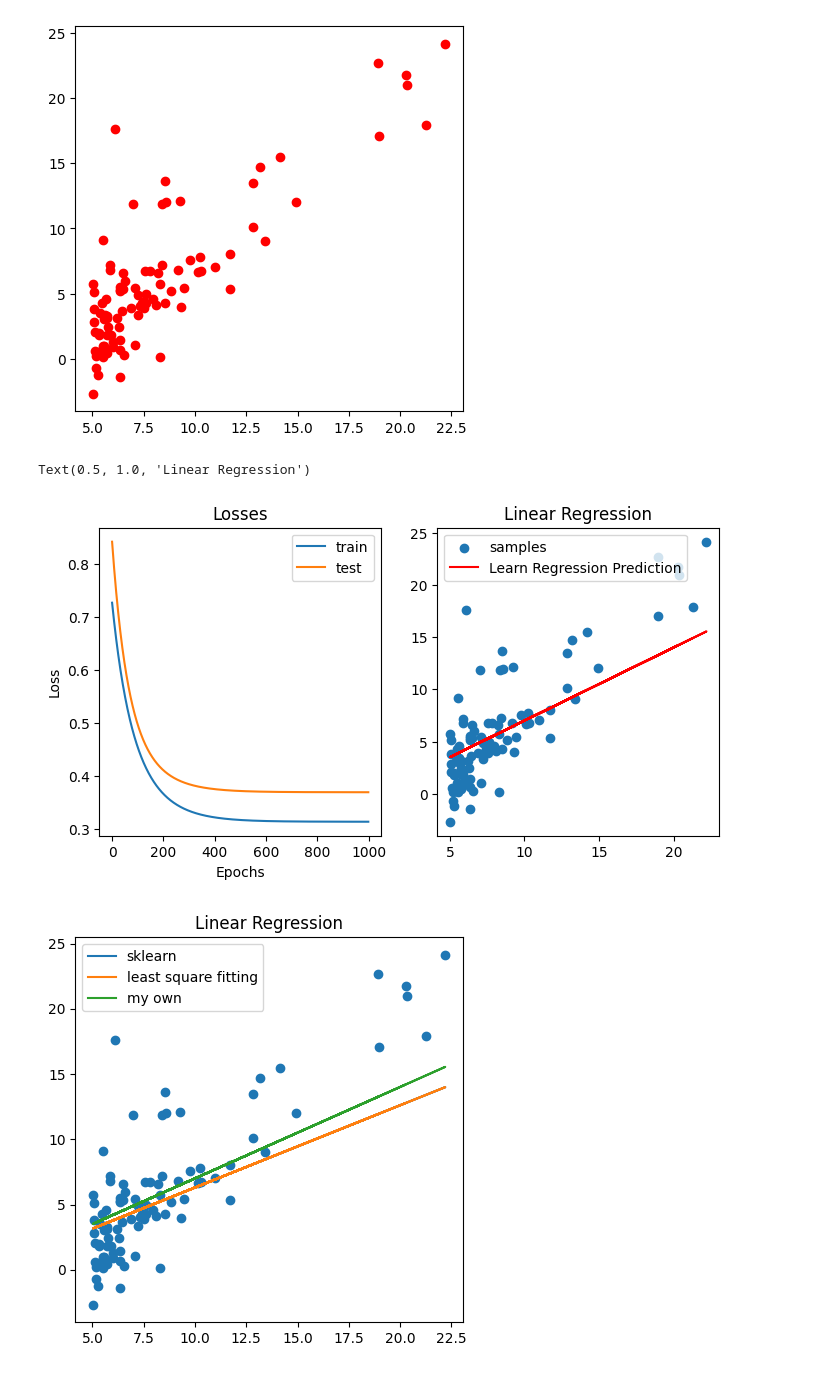
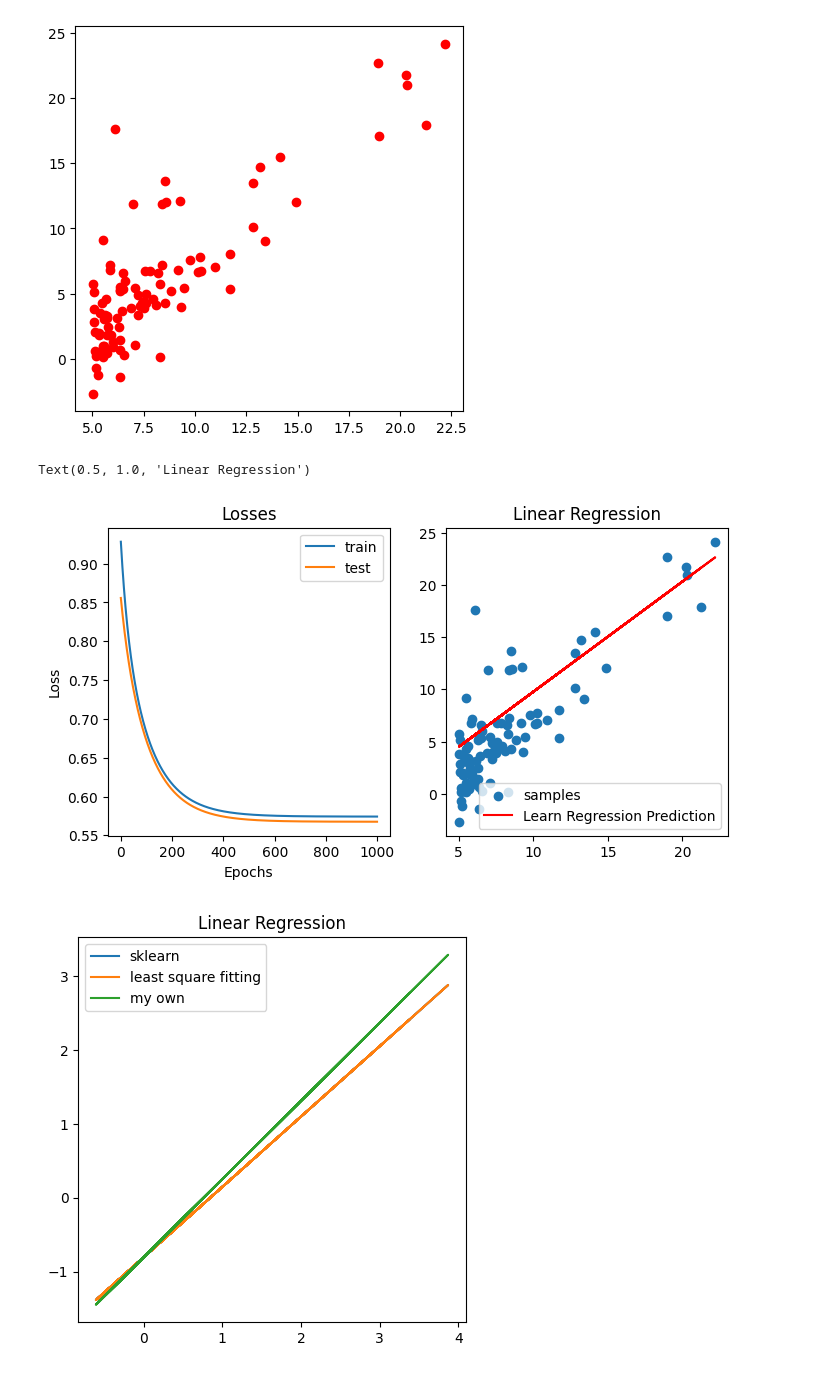
Before and after one commit to roseee-e/ML-homework, a Jupyter notebook: 第三次作业/张丁文_2200170271.ipynb, the cells around one changed output. Drawn from its saved outputs; the diff is of its cells as text; code cells hidden in the pictures.

```diff
--- a/第三次作业/张丁文_2200170271.ipynb
+++ b/第三次作业/张丁文_2200170271.ipynb
@@ -121,9 +121,8 @@ import matplotlib.pyplot as plt
 
 
 class LinearRegression:
-    def __init__(self, lr=0.01, iters=1000):
+    def __init__(self, lr=0.01):
         self.lr = lr
-        self.iters = iters
         self.w = None
         self.b = None
 
@@ -149,16 +148,19 @@ class LinearRegression:
         self.b -= self.lr * db
 
 
-def fit(model: LinearRegression, X_train, X_test, train_losses, Y_train, Y_test, test_losses, alpha=0.1):
+def fit(model: LinearRegression, X_train, X_test, train_losses, Y_train, Y_test, test_losses,iters, alpha=0.1):
     n_samples, n_features = X_train.shape
     model.init(n_features)
-    for _ in range(model.iters):
+    for _ in range(iters):
         y_hat = model.forward(X_train)
         train_loss = model.loss(Y_train, y_hat)
         train_losses.append(train_loss)
         test_loss=model.loss(Y_test, model.forward(X_test))
         test_losses.append(test_loss)
         model.update(X_train, Y_train, y_hat, n_samples, alpha)
+        if test_loss<0.2:
+            np.save('w.npy',model.w)
+            np.save('b.npy',model.b)
 
 X=None
 Y=None
@@ -167,17 +169,19 @@ if not isinstance(Feature, np.ndarray) and not isinstance(Y, np.ndarray):
     Y = label.values.reshape(-1, 1)
 
 
-my_regression = LinearRegression(lr=0.01, iters=1000)
-X_train, X_test, Y_train, Y_test = train_test_split(X, Y, test_size=0.9)
+my_regression = LinearRegression()
+X_train, X_test, Y_train, Y_test = train_test_split(X, Y, test_size=0.8)
 train_losses=[]
 test_losses = []
 # normalize data
-X_train=(X_train-X_train.mean())/X_train.std()
-X_test=(X_test-X_train.mean())/X_train.std()
-Y_train=(Y_train-Y_train.mean())/Y_train.std()
-Y_test=(Y_test-Y_train.mean())/Y_train.std()
+X_train_mean = X_train.mean()
+X_train_std = X_train.std()
+X_train=(X_train-X_train_mean)/X_train_std
+X_test=(X_test-X_train_mean)/X_train_std
+Y_train=(Y_train-X_train_mean)/X_train_std
+Y_test=(Y_test-X_train_mean)/X_train_std
 
-fit(my_regression,X_train, X_test,train_losses, Y_train, Y_test, test_losses)
+fit(my_regression,X_train, X_test,train_losses, Y_train, Y_test, test_losses,1000)
 
 fig, axis = plt.subplots(1, 2, figsize=(8, 4))
 axis[0].plot(train_losses)
@@ -186,38 +190,33 @@ axis[0].set_title('Losses')
 axis[0].legend(['train', 'test'])
 axis[0].set_xlabel('Epochs')
 axis[0].set_ylabel('Loss')
-
-X=(X-X_train.mean())/X_train.std()
-Y=(Y-Y_train.mean())/Y_train.std()
-
+import os
+forward=my_regression.forward(X)
 axis[1].scatter(X,Y)
-axis[1].plot(X, my_regression.forward(X), color='red')
+axis[1].plot(X, forward, color='red')
 axis[1].legend(['samples', 'Learn Regression Prediction'])
 axis[1].set_title('Linear Regression')
 # %% [output]
 Text(0.5, 1.0, 'Linear Regression')
-[figure, old version]
+[figure, new version]
 # %%
 # least square fitting
 import sklearn.linear_model
 w=np.linalg.inv(X_train.T@X_train)@X_train.T@Y_train
 b = Y_train.mean()-w*X_train.mean()
 # use sklearn to fit
 sklearn_model = sklearn.linear_model.LinearRegression(n_jobs=-1)
 sklearn_model.fit(X_train, Y_train)
 
 plt.figure(figsize=(5, 5))
-
 plt.title('Linear Regression')
 # sklearn
 plt.plot(X_test, sklearn_model.predict(X_test),label='sklearn')
 # least square fitting
 plt.plot(X_test,w*X_test+b,label='least square fitting')
 # my own
 plt.plot(X_test, my_regression.forward(X_test),label='my own')
-# test data
-plt.scatter(X,Y)
 plt.legend()
 plt.show()
 # %% [output]
-[figure, old version]
+[figure, new version]
```
